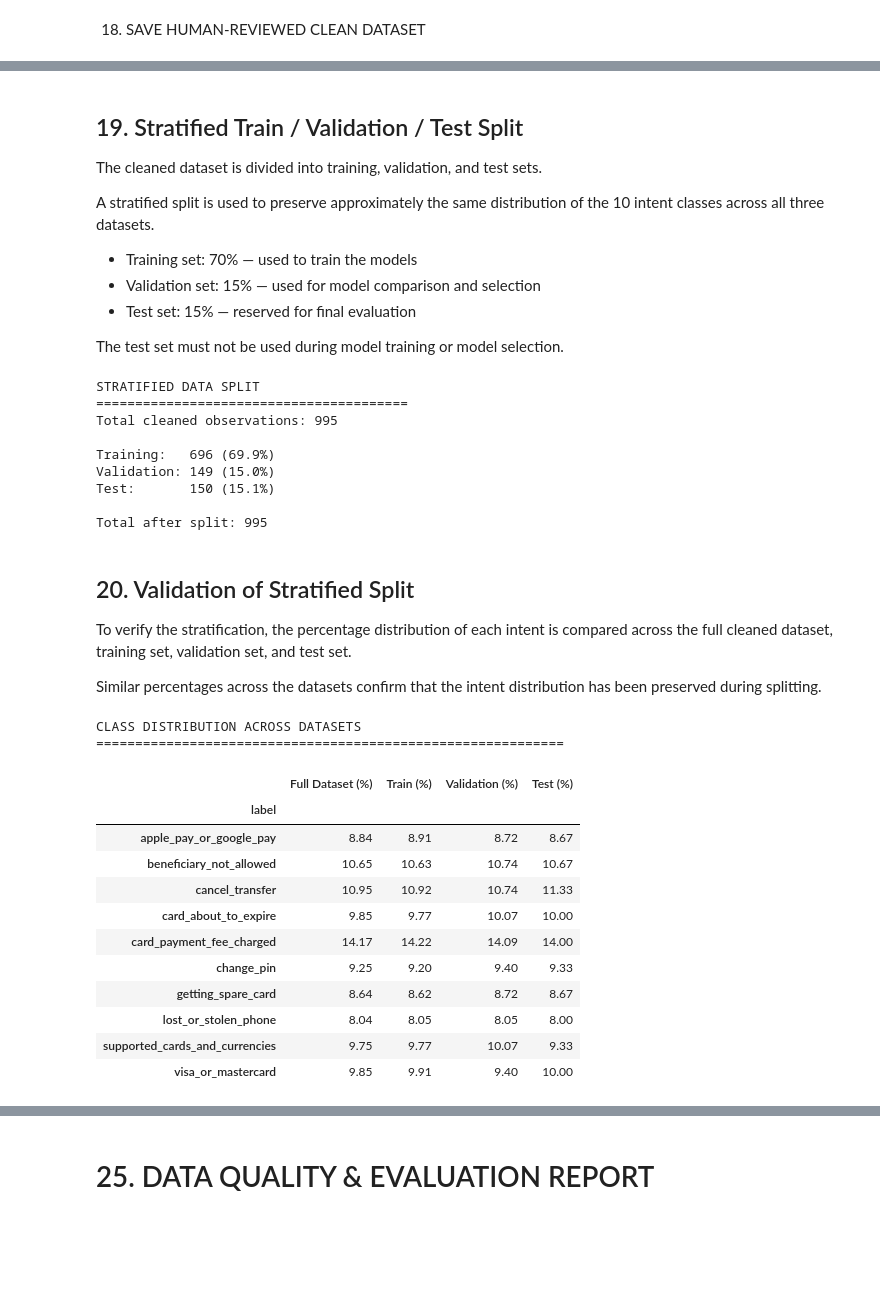
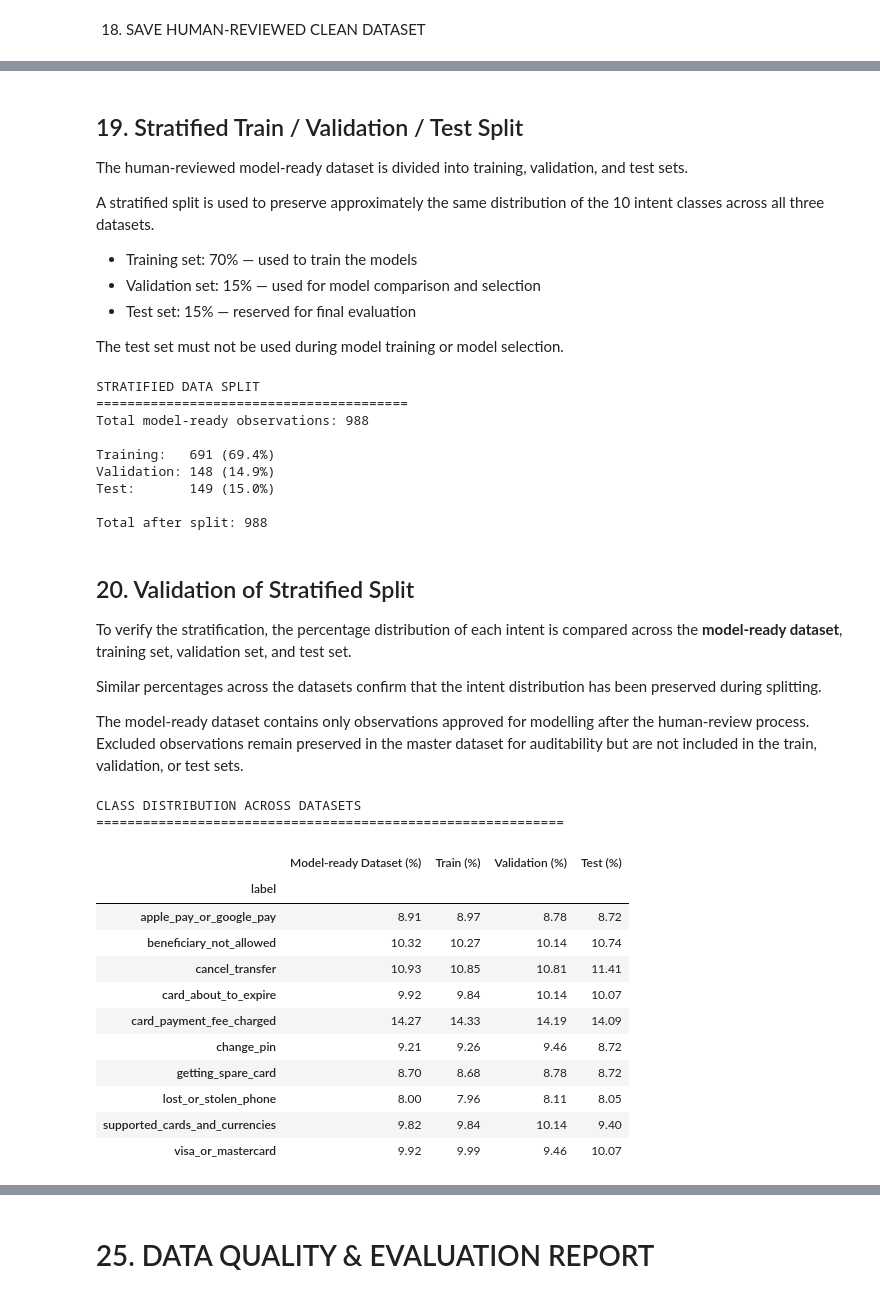
Before and after one commit to joanabutton/bankassist-triage, a Jupyter notebook: notebooks/01_data_exploration.ipynb, the cells around one changed output, grey strips where cells are left out. Saved outputs shown, nothing was run; the diff lists cells and outputs as text; code cells hidden in the pictures; blank space fills up the shorter version.

```diff
--- a/notebooks/01_data_exploration.ipynb
+++ b/notebooks/01_data_exploration.ipynb
@@ -1218,7 +1509,7 @@ Columns: ['text', 'label']
 # %% [markdown]
 ## 19. Stratified Train / Validation / Test Split
 
-The cleaned dataset is divided into training, validation, and test sets.
+The human-reviewed model-ready dataset is divided into training, validation, and test sets.
 
 A stratified split is used to preserve approximately the same distribution
 of the 10 intent classes across all three datasets.
@@ -1235,9 +1526,9 @@ from sklearn.model_selection import train_test_split
 # 19. STRATIFIED TRAIN / VALIDATION / TEST SPLIT
 # ============================================================
 
-# Start from the final cleaned dataset
-X = clean_df["text"]
-y = clean_df["label"]
+# Start from the human-reviewed model-ready dataset
+X = model_df["text"]
+y = model_df["label"]
 
 # ------------------------------------------------------------
 # Step 1: Split into 70% training and 30% temporary
@@ -1290,7 +1581,7 @@ test_df = pd.DataFrame({
 print("STRATIFIED DATA SPLIT")
 print("=" * 40)
 
-print(f"Total cleaned observations: {len(clean_df)}")
+print(f"Total model-ready observations: {len(model_df)}")
 print()
 
 print(
@@ -1316,64 +1607,63 @@ print(
 # %% [output]
 STRATIFIED DATA SPLIT
 ========================================
-Total cleaned observations: 995
+Total model-ready observations: 988
 
-Training:   696 (69.9%)
-Validation: 149 (15.0%)
-Test:       150 (15.1%)
+Training:   691 (69.4%)
+Validation: 148 (14.9%)
+Test:       149 (15.0%)
 
-Total after split: 995
+Total after split: 988
 # %% [markdown]
 ## 20. Validation of Stratified Split
 
-To verify the stratification, the percentage distribution of each intent
-is compared across the full cleaned dataset, training set, validation set,
-and test set.
+To verify the stratification, the percentage distribution of each intent is compared across the **model-ready dataset**, training set, validation set, and test set.
 
-Similar percentages across the datasets confirm that the intent distribution
-has been preserved during splitting.
+Similar percentages across the datasets confirm that the intent distribution has been preserved during splitting.
+
+The model-ready dataset contains only observations approved for modelling after the human-review process. Excluded observations remain preserved in the master dataset for auditability but are not included in the train, validation, or test sets.
 # %%
 # ============================================================
 # 20. VALIDATE STRATIFIED SPLIT
 # ============================================================
 
 # Calculate percentage distribution of each label
 distribution = pd.DataFrame({
-    "Full Dataset (%)":
-        clean_df["label"].value_counts(normalize=True) * 100,
+    "Model-ready Dataset (%)":
+        model_df["label"].value_counts(normalize=True) * 100,
 
     "Train (%)":
         train_df["label"].value_counts(normalize=True) * 100,
 
     "Validation (%)":
         validation_df["label"].value_counts(normalize=True) * 100,
 
     "Test (%)":
         test_df["label"].value_counts(normalize=True) * 100
 })
 
 # Round percentages
 distribution = distribution.round(2)
 
 # Sort alphabetically by intent
 distribution = distribution.sort_index()
 
 print("CLASS DISTRIBUTION ACROSS DATASETS")
 print("=" * 60)
 
 display(distribution)
 # %% [output]
 CLASS DISTRIBUTION ACROSS DATASETS
 ============================================================
-|  | Full Dataset (%) | Train (%) | Validation (%) | Test (%) |
+|  | Model-ready Dataset (%) | Train (%) | Validation (%) | Test (%) |
 | label |  |  |  |  |
-| apple_pay_or_google_pay | 8.84 | 8.91 | 8.72 | 8.67 |
-| beneficiary_not_allowed | 10.65 | 10.63 | 10.74 | 10.67 |
-| cancel_transfer | 10.95 | 10.92 | 10.74 | 11.33 |
-| card_about_to_expire | 9.85 | 9.77 | 10.07 | 10.00 |
-| card_payment_fee_charged | 14.17 | 14.22 | 14.09 | 14.00 |
-| change_pin | 9.25 | 9.20 | 9.40 | 9.33 |
-| getting_spare_card | 8.64 | 8.62 | 8.72 | 8.67 |
-| lost_or_stolen_phone | 8.04 | 8.05 | 8.05 | 8.00 |
-| supported_cards_and_currencies | 9.75 | 9.77 | 10.07 | 9.33 |
-| visa_or_mastercard | 9.85 | 9.91 | 9.40 | 10.00 |
+| apple_pay_or_google_pay | 8.91 | 8.97 | 8.78 | 8.72 |
+| beneficiary_not_allowed | 10.32 | 10.27 | 10.14 | 10.74 |
+| cancel_transfer | 10.93 | 10.85 | 10.81 | 11.41 |
+| card_about_to_expire | 9.92 | 9.84 | 10.14 | 10.07 |
+| card_payment_fee_charged | 14.27 | 14.33 | 14.19 | 14.09 |
+| change_pin | 9.21 | 9.26 | 9.46 | 8.72 |
+| getting_spare_card | 8.70 | 8.68 | 8.78 | 8.72 |
+| lost_or_stolen_phone | 8.00 | 7.96 | 8.11 | 8.05 |
+| supported_cards_and_currencies | 9.82 | 9.84 | 10.14 | 9.40 |
+| visa_or_mastercard | 9.92 | 9.99 | 9.46 | 10.07 |
```
Also changed, not shown: parts of 16 cells of this notebook, 5 other files.
